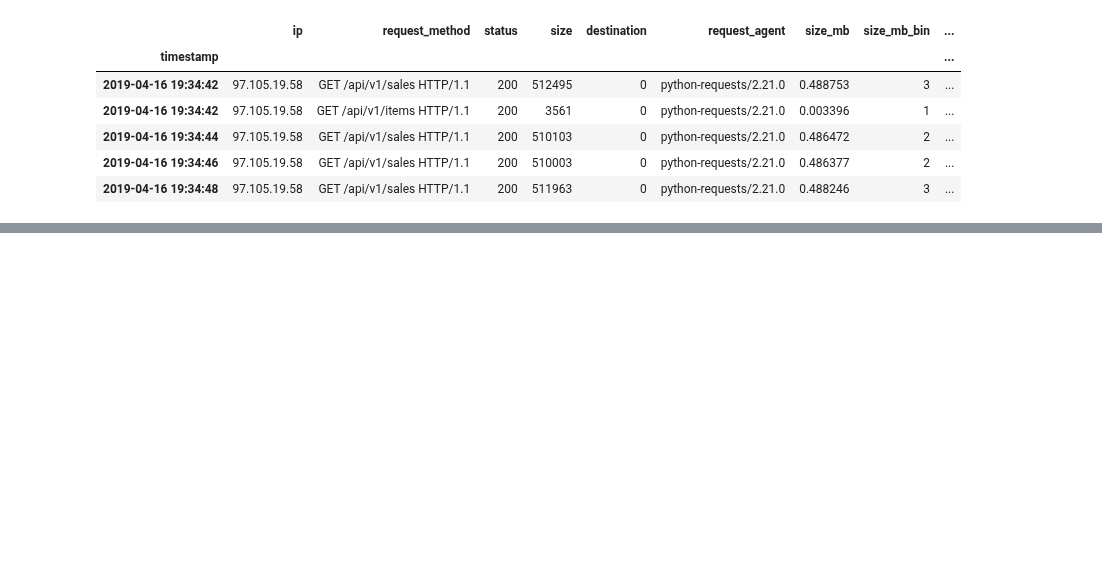
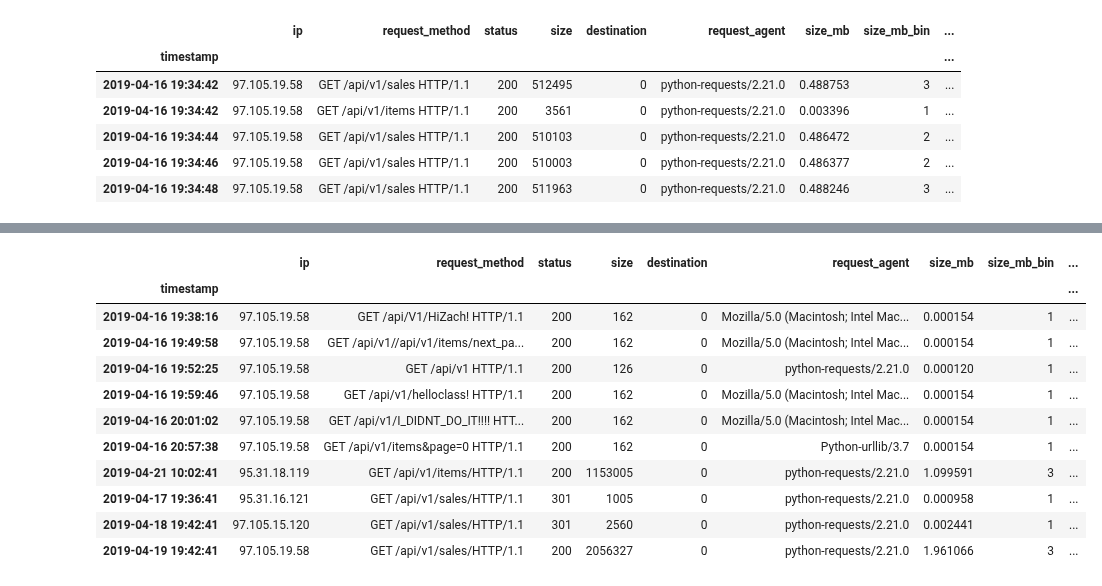
Before and after one commit to ForrestMccrosky/anonmaly_detection_exercises, a Jupyter notebook: discrete_anamoly_detection.ipynb, the cells around one changed output, grey strips where cells are left out. Cells and saved outputs as stored; diff of their text form; code cells hidden in the pictures; blank space fills up the shorter version.

```diff
--- a/discrete_anamoly_detection.ipynb
+++ b/discrete_anamoly_detection.ipynb
@@ -248,0 +332,3 @@ df.head()
+# %%
+# set train through previously existing data
+train = df.loc[:'2019-04-17 12:55:14']
@@ -248,0 +343,29 @@ df.head()
+# %%
+# create DataFrame of request value counts
+request_method_df = pd.DataFrame(train.request_method\
+                             .value_counts(dropna=False))\
+                             .reset_index()\
+                             .rename(columns={'index':'request_method',
+                                              'request_method':'request_method_count'})
+# add prob column
+request_method_df['request_method_count_prob'] = request_method_df.request_method_count / \
+                                                len(train.request_method)
+# %%
+# merge dataframes
+df = df.reset_index().merge(request_method_df, how='left', on='request_method').fillna(0).set_index('timestamp')
+# %%
+# looking at our extremely rare occurences
+df[df.request_method_count_prob < 0.0001]
+# %% [output]
+|  | ip | request_method | status | size | destination | request_agent | size_mb | size_mb_bin | ... |
+| timestamp |  |  |  |  |  |  |  |  | ... |
+| 2019-04-16 19:38:16 | 97.105.19.58 | GET /api/V1/HiZach! HTTP/1.1 | 200 | 162 | 0 | Mozilla/5.0 (Macintosh; Intel Mac... | 0.000154 | 1 | ... |
+| 2019-04-16 19:49:58 | 97.105.19.58 | GET /api/v1//api/v1/items/next_pa... | 200 | 162 | 0 | Mozilla/5.0 (Macintosh; Intel Mac... | 0.000154 | 1 | ... |
+| 2019-04-16 19:52:25 | 97.105.19.58 | GET /api/v1 HTTP/1.1 | 200 | 126 | 0 | python-requests/2.21.0 | 0.000120 | 1 | ... |
+| 2019-04-16 19:59:46 | 97.105.19.58 | GET /api/v1/helloclass! HTTP/1.1 | 200 | 162 | 0 | Mozilla/5.0 (Macintosh; Intel Mac... | 0.000154 | 1 | ... |
+| 2019-04-16 20:01:02 | 97.105.19.58 | GET /api/v1/I_DIDNT_DO_IT!!!! HTT... | 200 | 162 | 0 | Mozilla/5.0 (Macintosh; Intel Mac... | 0.000154 | 1 | ... |
+| 2019-04-16 20:57:38 | 97.105.19.58 | GET /api/v1/items&page=0 HTTP/1.1 | 200 | 162 | 0 | Python-urllib/3.7 | 0.000154 | 1 | ... |
+| 2019-04-21 10:02:41 | 95.31.18.119 | GET /api/v1/items/HTTP/1.1 | 200 | 1153005 | 0 | python-requests/2.21.0 | 1.099591 | 3 | ... |
+| 2019-04-17 19:36:41 | 95.31.16.121 | GET /api/v1/sales/HTTP/1.1 | 301 | 1005 | 0 | python-requests/2.21.0 | 0.000958 | 1 | ... |
+| 2019-04-18 19:42:41 | 97.105.15.120 | GET /api/v1/sales/HTTP/1.1 | 301 | 2560 | 0 | python-requests/2.21.0 | 0.002441 | 1 | ... |
+| 2019-04-19 19:42:41 | 97.105.19.58 | GET /api/v1/sales/HTTP/1.1 | 200 | 2056327 | 0 | python-requests/2.21.0 | 1.961066 | 3 | ... |
```
Also changed, not shown: parts of 8 cells of this notebook.
